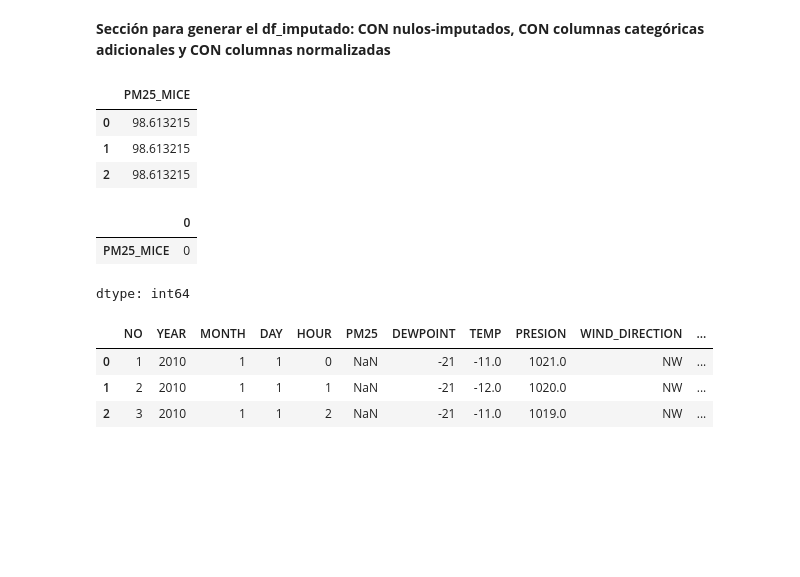
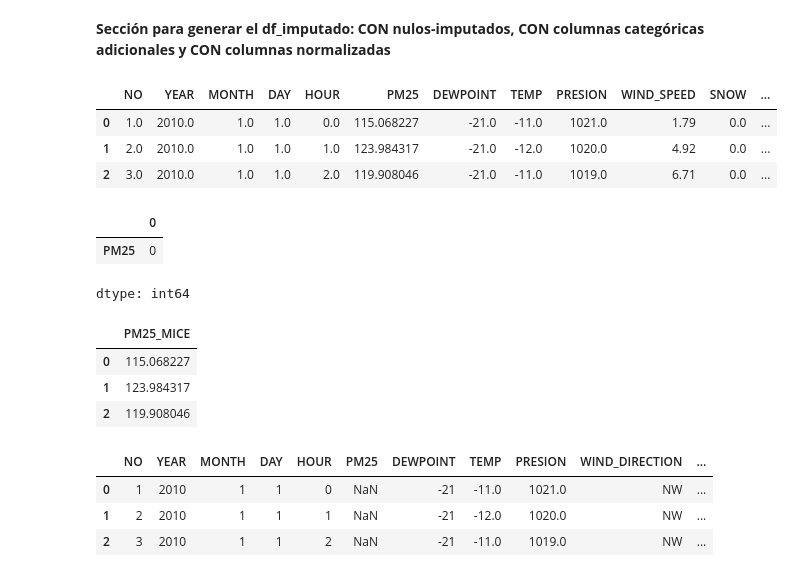
Before and after one commit to gapalfaro-cmyk/Proyecto-de-fin-de-modulo-5---Alfaro-Badillo-Cruz-Perez-Rupit, a Jupyter notebook: Entregable_Tarea_5_1_Alfaro_Cruz_Perez_Rupit_Medea.ipynb, the cells around one changed output. Saved outputs shown, nothing was run; the diff lists cells and outputs as text; code cells hidden in the pictures; blank space fills up the shorter version.

```diff
--- a/Entregable_Tarea_5_1_Alfaro_Cruz_Perez_Rupit_Medea.ipynb
+++ b/Entregable_Tarea_5_1_Alfaro_Cruz_Perez_Rupit_Medea.ipynb
@@ -612,28 +611,45 @@ df_clean_scaled.drop(columns=["NO", "YEAR", "MONTH", "DAY", "HOUR","FECHA", "FEC
 df_clean_scaled.to_csv("PRSA_data_clean_scaled.csv", sep='\t', encoding='utf-8', index=False, header=True)
 # %% [markdown]
 **Sección para generar el df_imputado: CON nulos-imputados, CON columnas categóricas adicionales y CON columnas normalizadas**
-# %%
-# Iterative Imputation (MICE), supuestamente el mejor
-df_numerico = df_final[["PM25"]]
-
-df_numerico = df_numerico.rename(columns={"PM25": "PM25_MICE"})
-#df_numerico = df_final.select_dtypes(include=["number"]) *al inicio lo hicimos sobre todas las columnas numéricas, pero solo necesitamos pm2.5
-
-mice_imputer = IterativeImputer(max_iter=10, random_state=0)
-mice_imputer_data = mice_imputer.fit_transform(df_numerico)
-df_imputed_mice = pd.DataFrame(mice_imputer_data, columns=df_numerico.columns)
-
-# df_imputed_mice
-# vairable a modelar imputada: PM25
-
-display(df_imputed_mice.head(3))
-display(df_imputed_mice.isnull().sum())
-# %% [output]
-|  | PM25_MICE |
-| 0 | 98.613215 |
-| 1 | 98.613215 |
-| 2 | 98.613215 |
-|  | 0 |
-| PM25_MICE | 0 |
-dtype: int64
+# %%
+# Iterative Imputation (MICE), supuestamente el mejor
+df_numerico = df_final.select_dtypes(include=["number"])
+
+# Crea una copia de la columna PM25
+#df_numerico["PM25_MICE"] = df_numerico["PM25"]
+
+# 3. Aplicamos el imputador MICE sobre todas las columnas numéricas
+#    - strategy: 'mean' es más estable para evitar overflow
+#    - tol: tolerancia más estricta para convergencia
+#    - max_iter: número de iteraciones
+mice_imputer = IterativeImputer(max_iter=10, random_state=0, tol=1e-3)
+
+# 4. Aplicamos la imputación sobre todas las columnas numéricas
+mice_imputer_data = mice_imputer.fit_transform(df_numerico)
+
+# 5. Reconstruimos el DataFrame imputado con los mismos nombres de columnas
+df_imputed_mice = pd.DataFrame(mice_imputer_data, columns=df_numerico.columns)
+
+# 6. Verificamos resultados
+display(df_imputed_mice.head(3))
+display(df_imputed_mice[["PM25"]].isnull().sum())
+
+# 6. Nos quedamos solo con la columna imputada y la renombro  PM25_MICE
+df_imputed_mice = df_imputed_mice[["PM25"]]
+df_imputed_mice = df_imputed_mice.rename(columns={"PM25": "PM25_MICE"})
+
+# 6. Verificamos resultados
+display(df_imputed_mice.head(3))
+# %% [output]
+|  | NO | YEAR | MONTH | DAY | HOUR | PM25 | DEWPOINT | TEMP | PRESION | WIND_SPEED | SNOW | ... |
+| 0 | 1.0 | 2010.0 | 1.0 | 1.0 | 0.0 | 115.068227 | -21.0 | -11.0 | 1021.0 | 1.79 | 0.0 | ... |
+| 1 | 2.0 | 2010.0 | 1.0 | 1.0 | 1.0 | 123.984317 | -21.0 | -12.0 | 1020.0 | 4.92 | 0.0 | ... |
+| 2 | 3.0 | 2010.0 | 1.0 | 1.0 | 2.0 | 119.908046 | -21.0 | -11.0 | 1019.0 | 6.71 | 0.0 | ... |
+|  | 0 |
+| PM25 | 0 |
+dtype: int64
+|  | PM25_MICE |
+| 0 | 115.068227 |
+| 1 | 123.984317 |
+| 2 | 119.908046 |
 # %%
```
Also changed, not shown: parts of 5 cells of this notebook.
